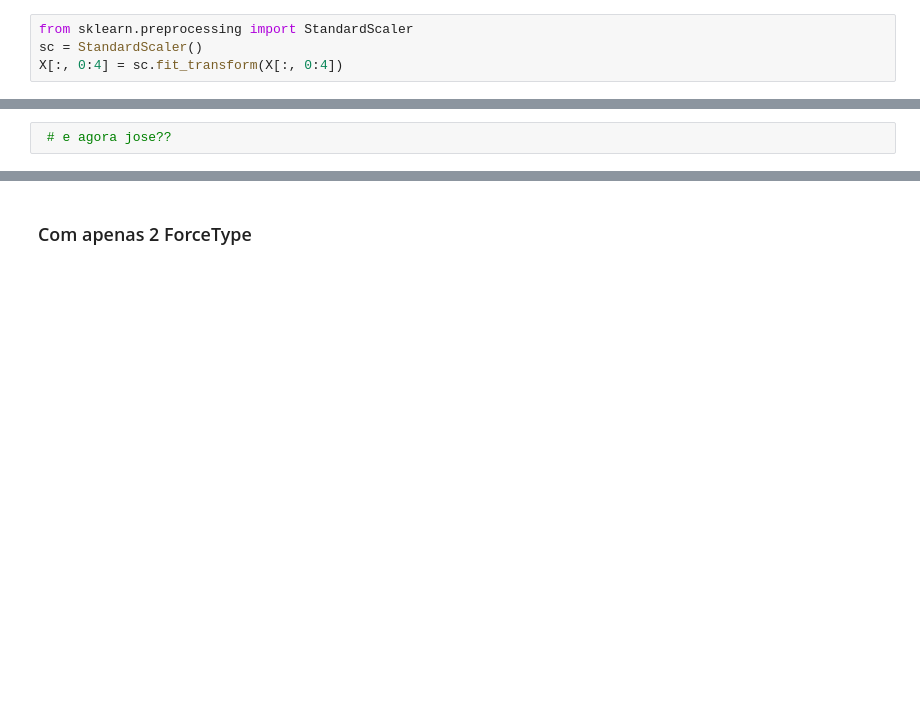
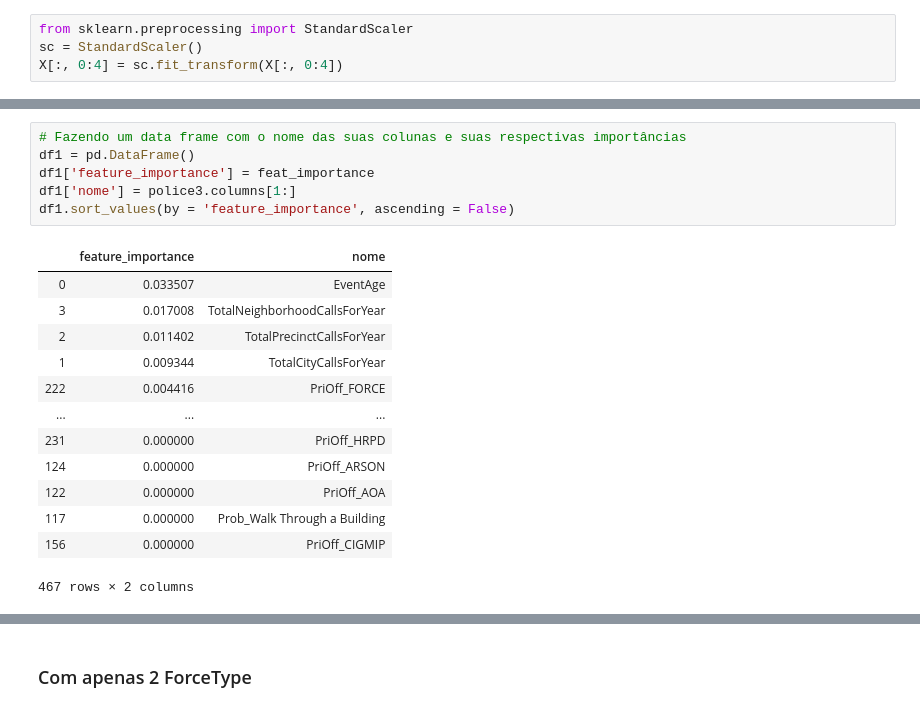
Before and after one commit to ivanabb2/CDados-Projeto-2, a Jupyter notebook: archive/use_of_force_read.ipynb, the cells around one changed output, grey strips where cells are left out. Cells and saved outputs as stored; diff of their text form; blank space fills up the shorter version.

Commit message:
DataFrame com o feature importance

```diff
--- a/archive/use_of_force_read.ipynb
+++ b/archive/use_of_force_read.ipynb
@@ -808,2 +808,20 @@ feat importance = [3.29968213e-02 9.34092487e-03 1.18258652e-02 1.66357290e-02
-# %%
- # e agora jose??
+# %%
+# Fazendo um data frame com o nome das suas colunas e suas respectivas importâncias
+df1 = pd.DataFrame()
+df1['feature_importance'] = feat_importance
+df1['nome'] = police3.columns[1:]
+df1.sort_values(by = 'feature_importance', ascending = False)
+# %% [output]
+|  | feature_importance | nome |
+| 0 | 0.033507 | EventAge |
+| 3 | 0.017008 | TotalNeighborhoodCallsForYear |
+| 2 | 0.011402 | TotalPrecinctCallsForYear |
+| 1 | 0.009344 | TotalCityCallsForYear |
+| 222 | 0.004416 | PriOff_FORCE |
+| ... | ... | ... |
+| 231 | 0.000000 | PriOff_HRPD |
+| 124 | 0.000000 | PriOff_ARSON |
+| 122 | 0.000000 | PriOff_AOA |
+| 117 | 0.000000 | Prob_Walk Through a Building |
+| 156 | 0.000000 | PriOff_CIGMIP |
+467 rows × 2 columns
```
Also changed, not shown: parts of 6 cells of this notebook.
